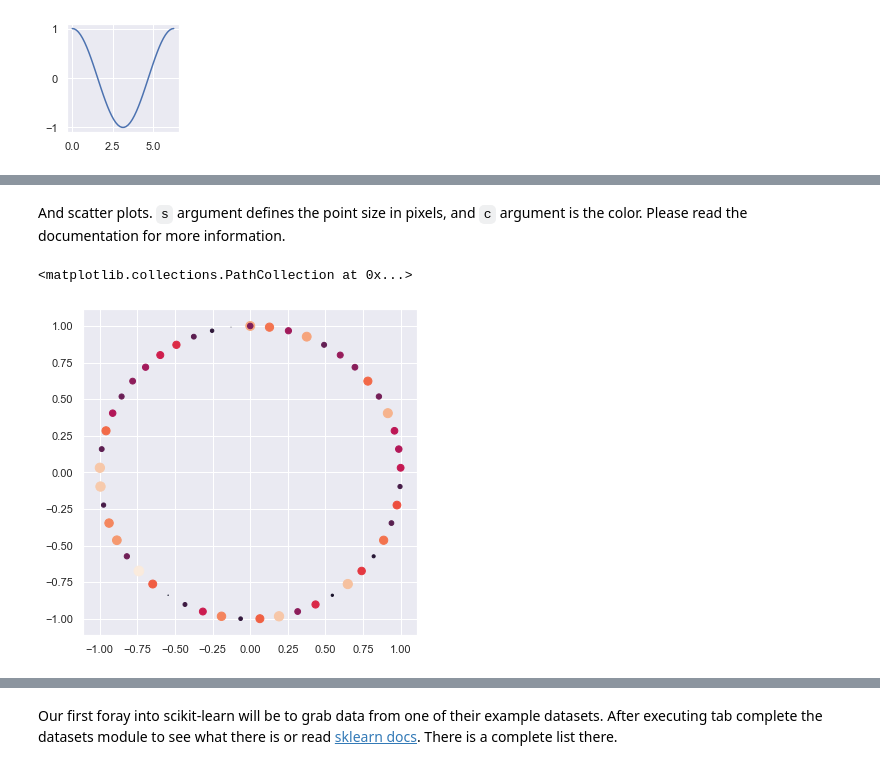
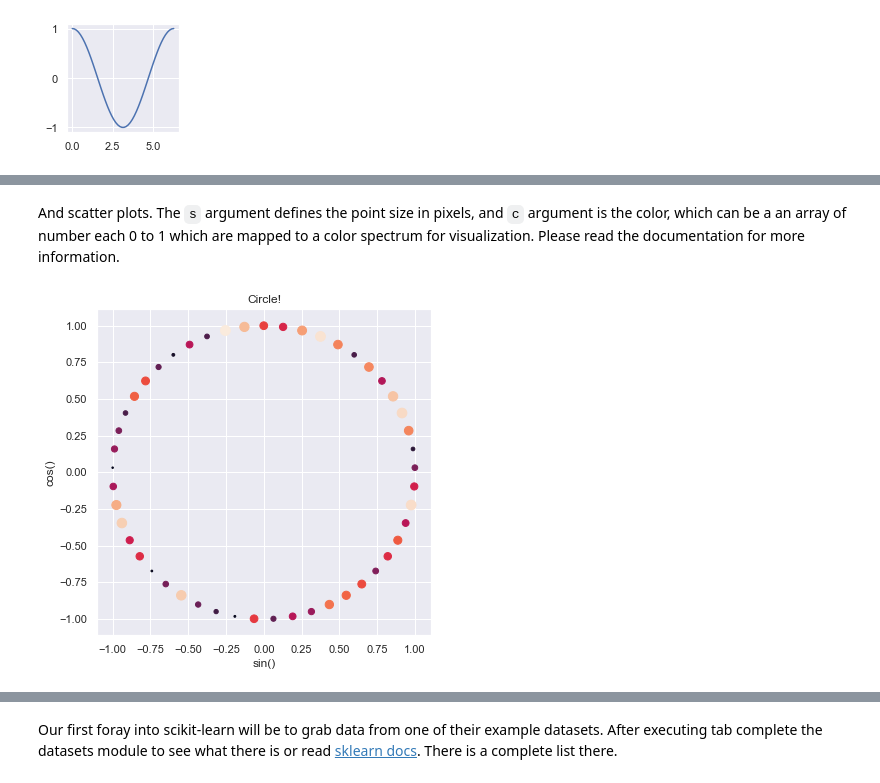
Before and after one commit to pbutler/cs5644, a Jupyter notebook: data_science_tutorials/plotting.ipynb, the cells around one changed output, grey strips where cells are left out. Drawn from its saved outputs; the diff is of its cells as text; code cells hidden in the pictures.

```diff
--- a/data_science_tutorials/plotting.ipynb
+++ b/data_science_tutorials/plotting.ipynb
@@ -10,7 +11,8 @@ import numpy as np
 x = np.linspace(0, 2 * np.pi, 50)  # create an array of values [0, 2pi) with 50 pts in between
 y1 = np.sin(x)  # evaluate sin over these points
 y2 = np.cos(x)  # same but cos
-yrandom = np.random.random(50)  # just 50 pts of random data all (0, 1]
+yrandom = np.random.normal(size=500)  # just 500 pts of random data all mean=0 std=1
+yrandom2 = np.random.random(50)  # 50 points of data [0, 1)
 # %% [markdown]
 By default plotting twice in a cell puts it on the same graph
 # %%
@@ -55,9 +55,13 @@ plt.hist([y1, y2, yrandom]);
 # %% [markdown]
-And scatter plots.  `s` argument defines the point size in pixels, and `c` argument is the color.  Please read the documentation for more information.
+And scatter plots.  The `s` argument defines the point size in pixels, and `c` argument is the color, which can be a an array of number each 0 to 1 which are mapped to a color spectrum for visualization.  Please read the documentation for more information.
 # %%
 fig = plt.figure(figsize=(6,6))
 ax = fig.add_subplot(1, 1, 1)
-ax.scatter(y1, y2, s=yrandom*100, c=yrandom);
+ax.scatter(y1, y2, s=yrandom2*100, c=yrandom2);
+
+# we can also set labels and titles
+ax.set_xlabel("sin()")
+ax.set_ylabel("cos()")
+ax.set_title("Circle!");
 # %% [output]
-<matplotlib.collections.PathCollection at 0x...>
-[figure, old version]
+[figure, new version]
```
Also changed, not shown: parts of 11 cells of this notebook, 3 other files.
